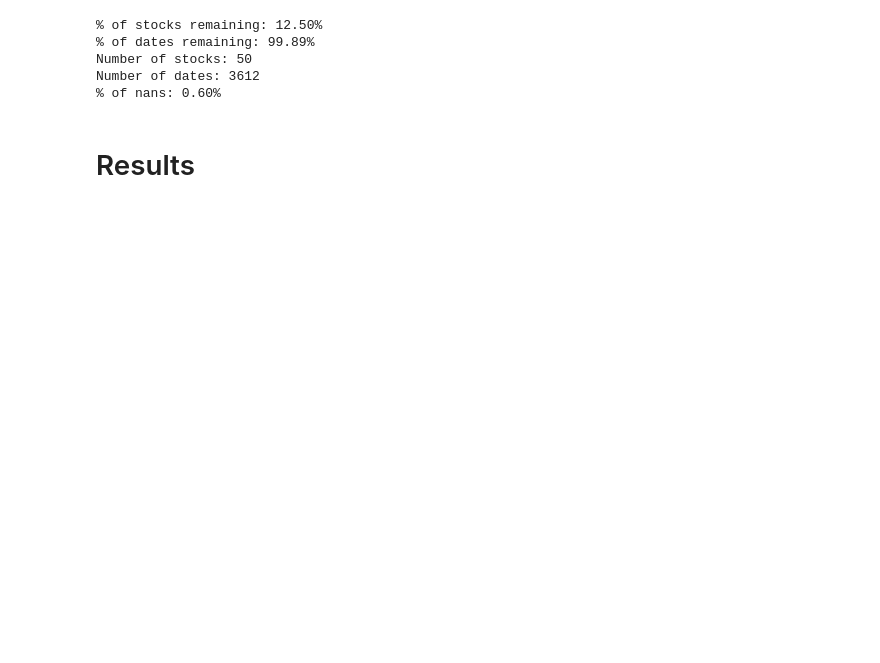
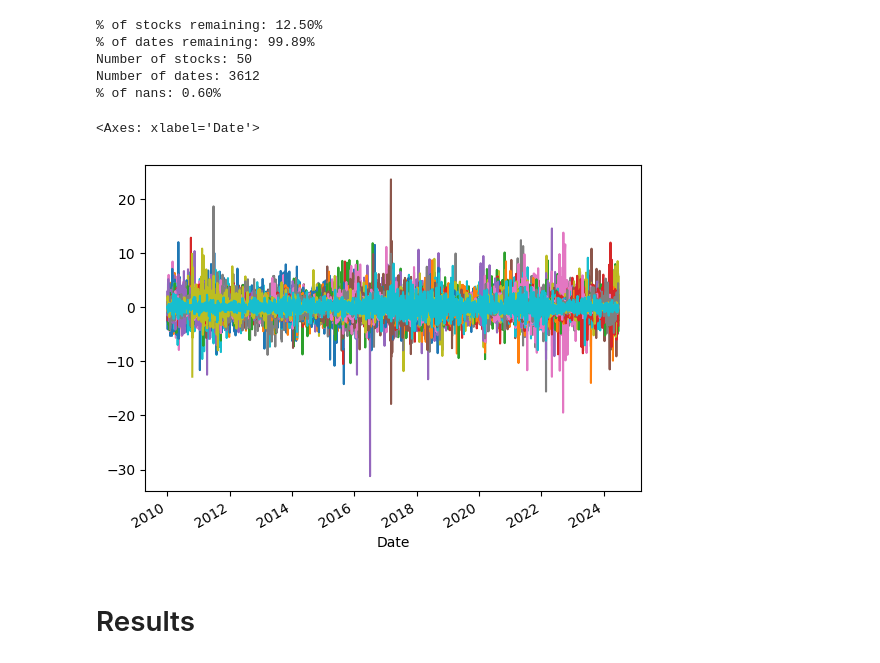
Before and after one commit to megi2601/physics_masters, a Jupyter notebook: code/leverege_effect_poland.ipynb, the cells around one changed output. Saved outputs shown, nothing was run; the diff lists cells and outputs as text; code cells hidden in the pictures; blank space fills up the shorter version.

```diff
--- a/code/leverege_effect_poland.ipynb
+++ b/code/leverege_effect_poland.ipynb
@@ -20,6 +21,11 @@ df_concat = f.concat_dfs_by_date(dataframes, 0.99, smooth_local_volatility=False
 Number of stocks: 50
 Number of dates: 3612
 % of nans: 0.60%
+# %%
+df_concat.plot(legend=False)
+# %% [output]
+<Axes: xlabel='Date'>
+[figure, added]
 # %% [markdown]
 # Results
 # %%
```
Also changed, not shown: parts of 3 cells of this notebook.
